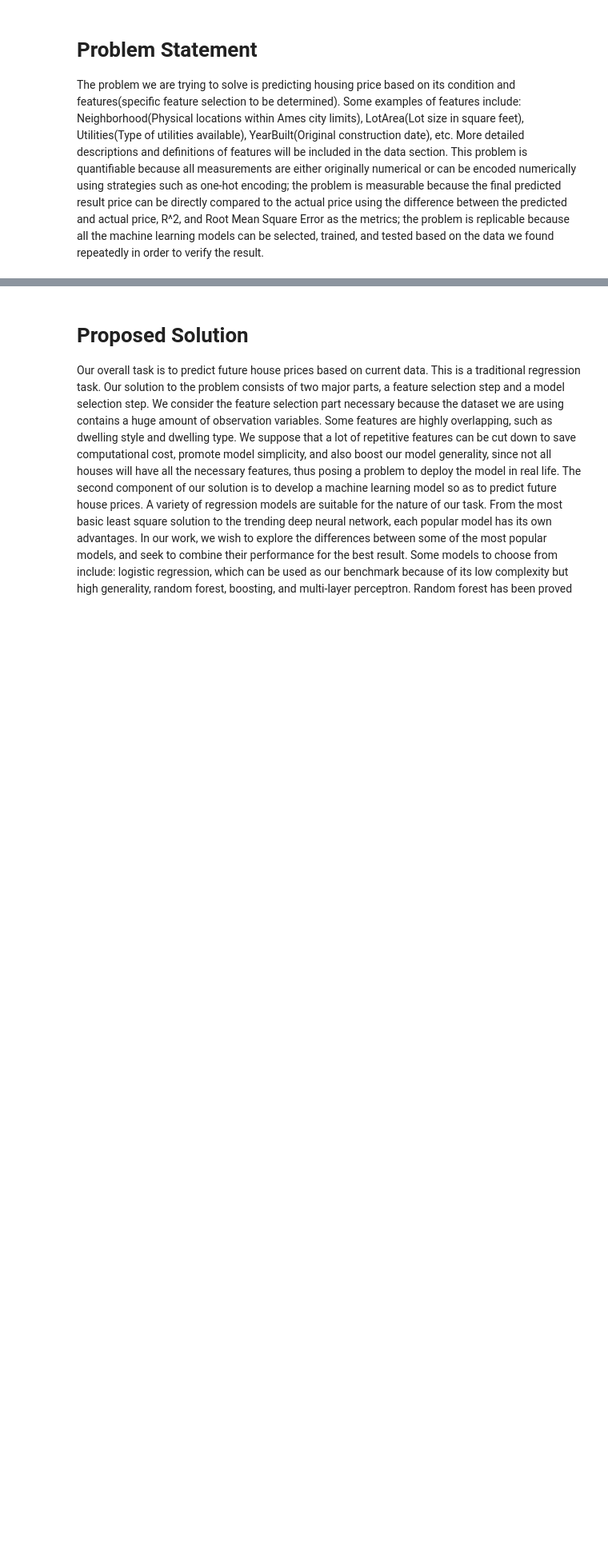
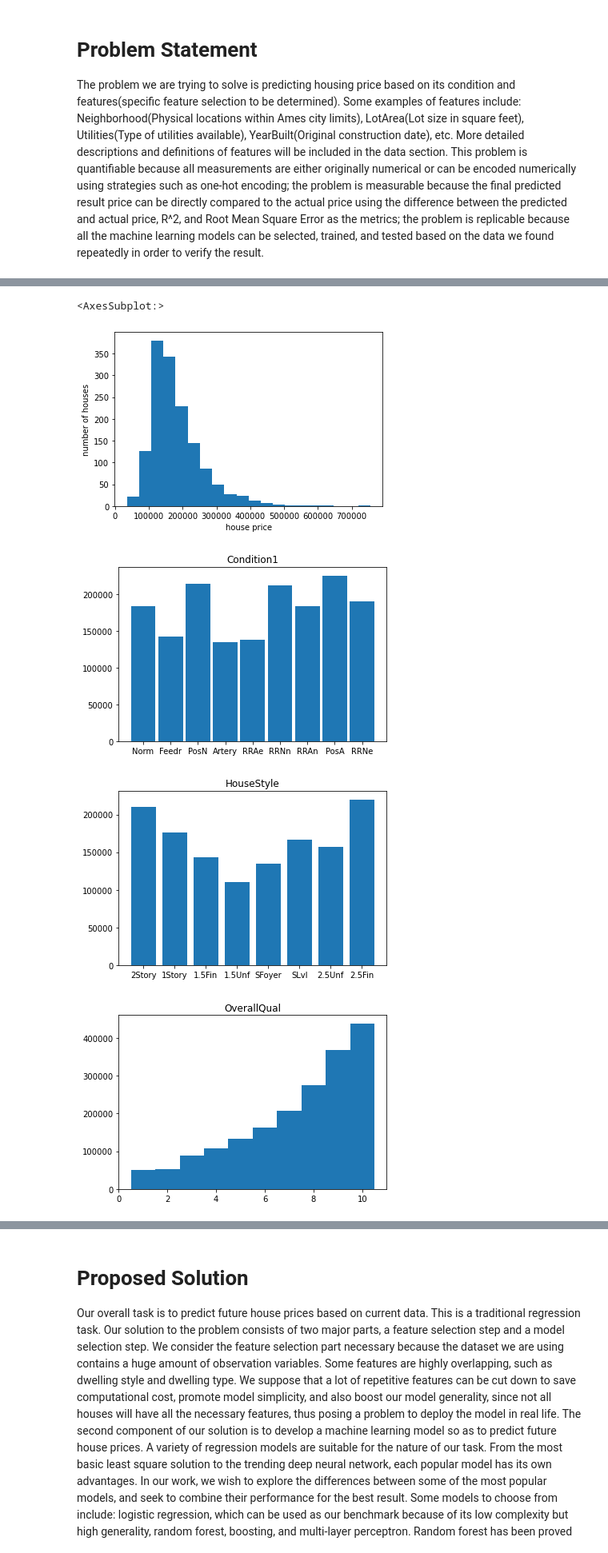
Before and after one commit to COGS118A/Group047-Sp22, a Jupyter notebook: Checkpoint_group047.ipynb, the cells around one changed output, grey strips where cells are left out. Shown at 80% size. Cells and saved outputs as stored; diff of their text form; code cells hidden in the pictures; blank space fills up the shorter version.

Commit message:
data graphs

```diff
--- a/Checkpoint_group047.ipynb
+++ b/Checkpoint_group047.ipynb
@@ -36,0 +28,56 @@ Please give the following infomration for each dataset you are using
+# %%
+import numpy as np
+import pandas as pd
+import sklearn
+from matplotlib import pyplot as plt
+from sklearn.decomposition import PCA
+import seaborn as sns
+
+data = pd.read_csv('./data/train.csv')
+
+plt.hist(data.SalePrice, bins=20)
+plt.xlabel('house price')
+plt.ylabel('number of houses')
+
+def hist_avg(data, feature):
+    f = data[feature]
+    price = data.SalePrice
+
+    d = {}
+
+    for i in range(len(f)):
+        if f[i] not in list(d.keys()):
+            d[f[i]] = []
+        d[f[i]].append(price[i])
+
+    d_avg = {k : np.average(v) for k, v in d.items()}
+    n = len(d_avg.keys())
+    plt.figure()
+    plt.bar(d_avg.keys(), d_avg.values(), width=n/10)
+    plt.title(feature)
+
+feature = 'Condition1'
+hist_avg(data, feature)
+
+feature = 'HouseStyle'
+hist_avg(data, feature)
+
+feature = 'OverallQual'
+hist_avg(data, feature)
+
+feature = 'Foundation'
+hist_avg(data, feature)
+
+feature = 'BldgType'
+hist_avg(data, feature)
+
+corr = data.corr()
+
+plt.figure(figsize=(14,10))
+sns.heatmap(corr, xticklabels=corr.columns, yticklabels=corr.columns)
+# %% [output]
+<AxesSubplot:>
+[figure, added]
+[figure, added]
+[figure, added]
+[figure, added]
```
Also changed, not shown: parts of 3 cells of this notebook, 9 other files.
